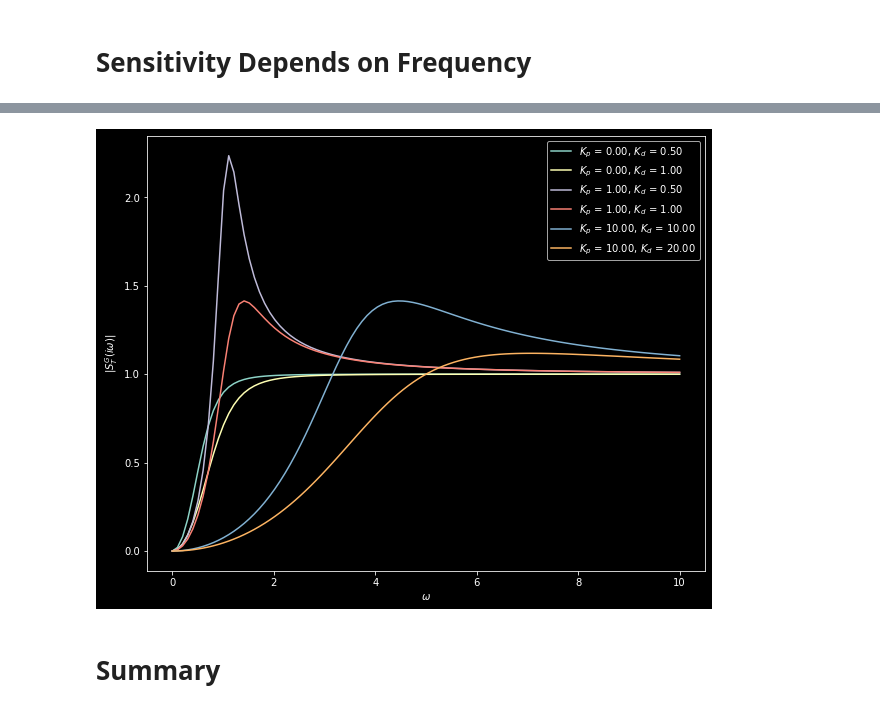
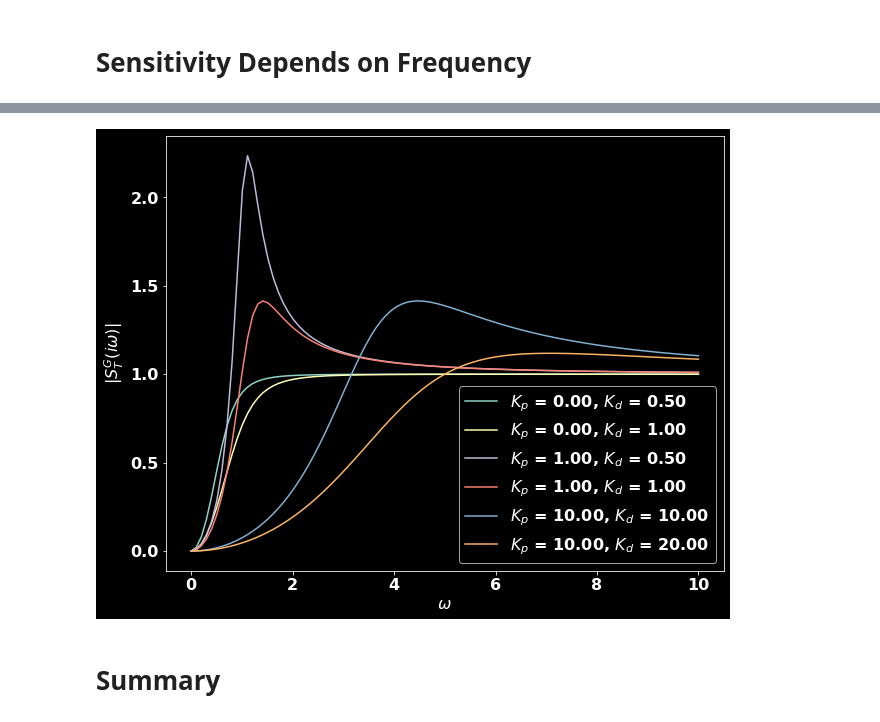
Before and after one commit to christakahashi/ECE447, a Jupyter notebook: lectures/sensitivity.ipynb, the cells around one changed output, grey strips where cells are left out. Drawn from its saved outputs; the diff is of its cells as text; code cells hidden in the pictures.

```diff
--- a/lectures/sensitivity.ipynb
+++ b/lectures/sensitivity.ipynb
@@ -282,16 +282,20 @@ which is $\infty$ when $\omega = \sqrt{K_p}$. Therefore, we really need a non-ze
 
 More generally, you can plot the sensitivity versus frequency to get the following figure. Knowing what frequencies your system will be operating at is crucial.
 # %%
+font = {'size'   : 16}
+
+plt.rc('font', **font)
+
 omega = np.linspace(0,10,100)
 plt.figure(figsize=(10,8))
 for Kp,Kd in [[0,0.5], [0,1], [1,0.5], [1,1], [10,10], [10,20]]:
     STG = -omega**2 / ( Kp - omega**2 + Kd*I )
     plt.plot(omega, np.abs(STG),label="$K_p$ = %.2f, $K_d$ = %.2f" % (Kp,Kd))
 plt.xlabel("$\omega$")
 plt.ylabel("$|S_T^G(i \omega)|$")
 plt.legend();
 # %% [output]
-[figure, old version]
+[figure, new version]
 # %% [markdown]
 # Summary
 # %% [markdown]
```
Also changed, not shown: parts of 1 cell of this notebook.
